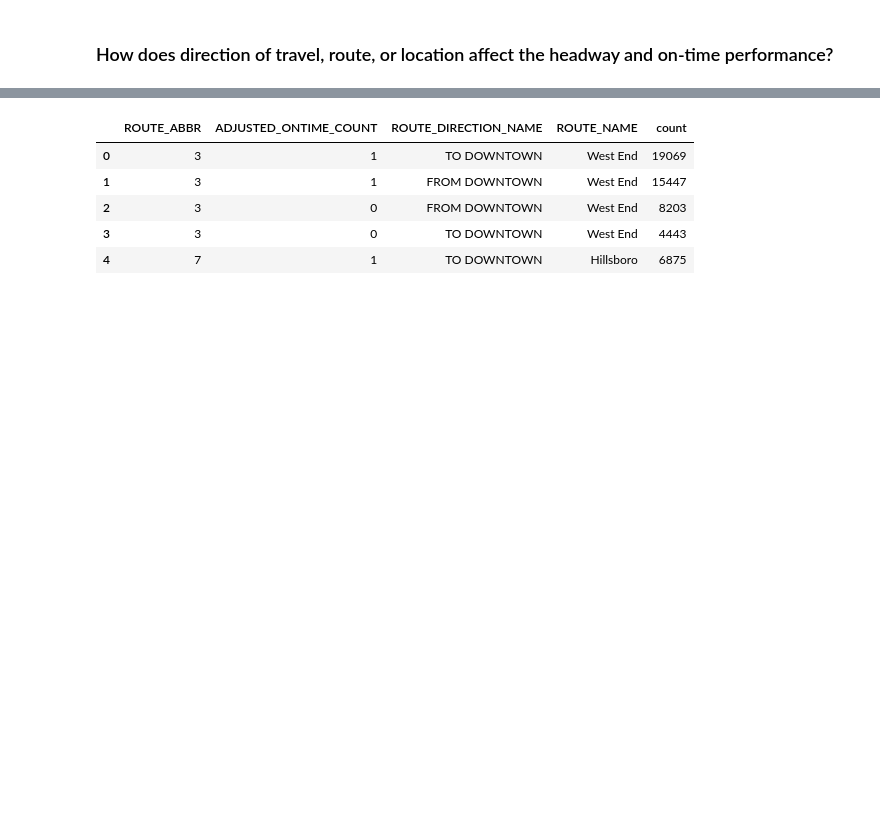
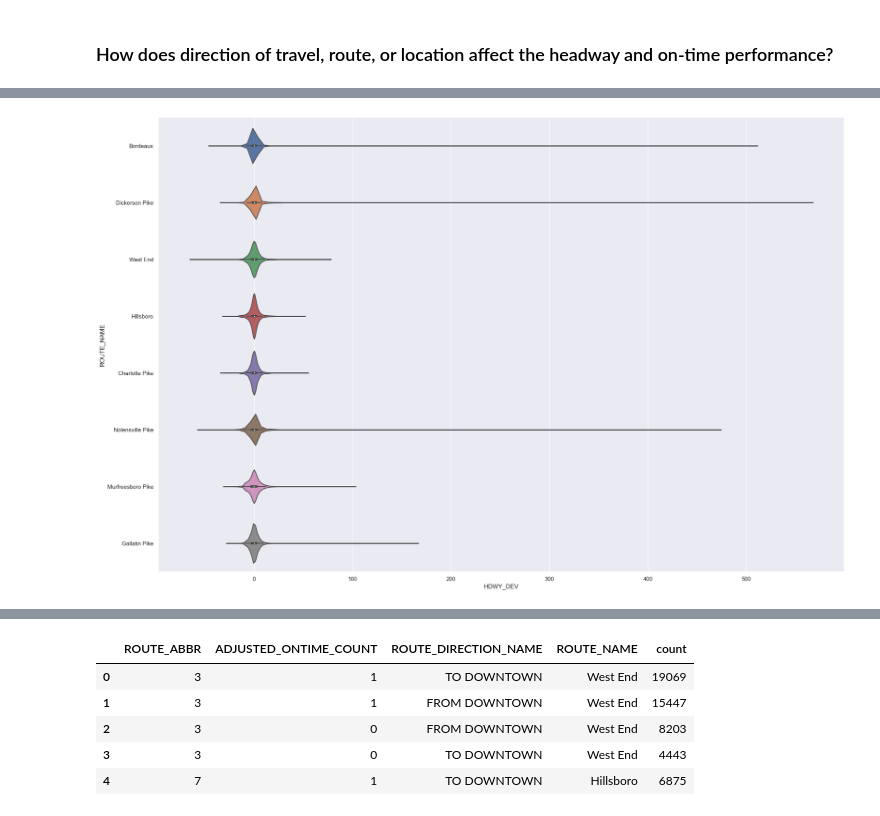
Before and after one commit to NSS-Data-Analytics-Cohort-11/wego-new-california-republic, a Jupyter notebook: notebooks/WeGo Data Introduction.ipynb, the cells around one changed output, grey strips where cells are left out. Drawn from its saved outputs; the diff is of its cells as text; code cells hidden in the pictures; blank space fills up the shorter version.

```diff
--- a/notebooks/WeGo Data Introduction.ipynb
+++ b/notebooks/WeGo Data Introduction.ipynb
@@ -326,0 +367,8 @@ plt.show()
+# %%
+#This violin chart shows the headway deviation between the 8 routes.
+sns.set_theme(style="darkgrid")
+sns.violinplot(x=wego['HDWY_DEV'], y=wego['ROUTE_NAME'])
+plt.show()
+#Notice the gapping is much more pronounced overall
+# %% [output]
+[figure, added]
```
Also changed, not shown: parts of 19 cells of this notebook.
